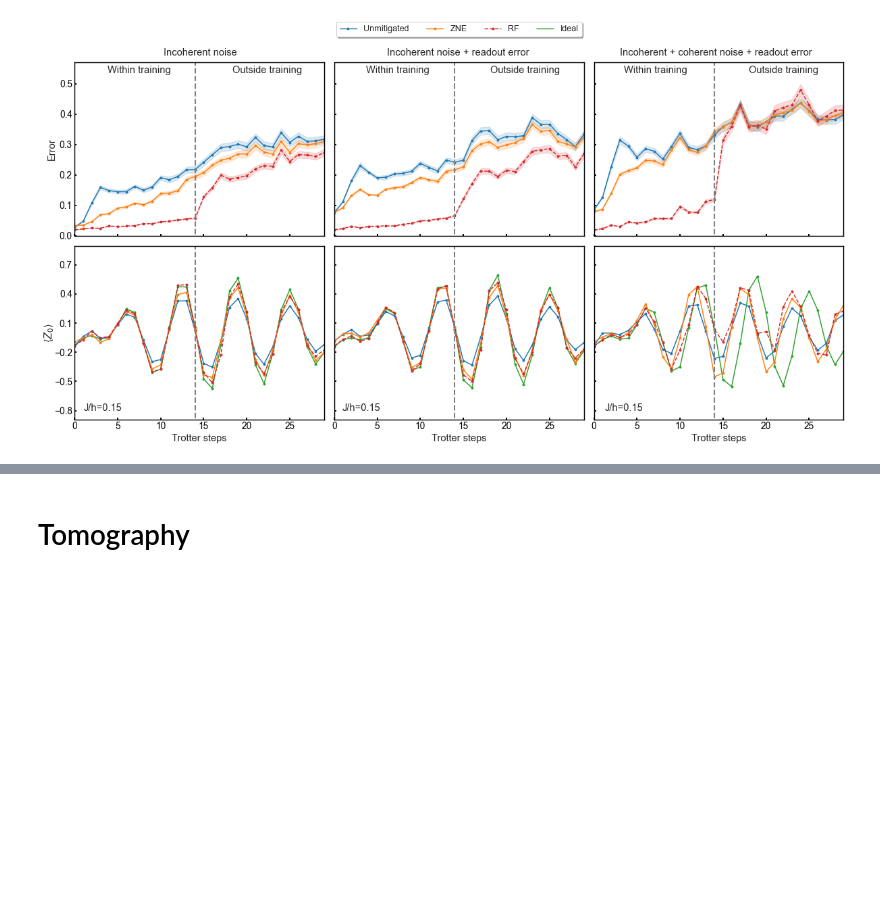
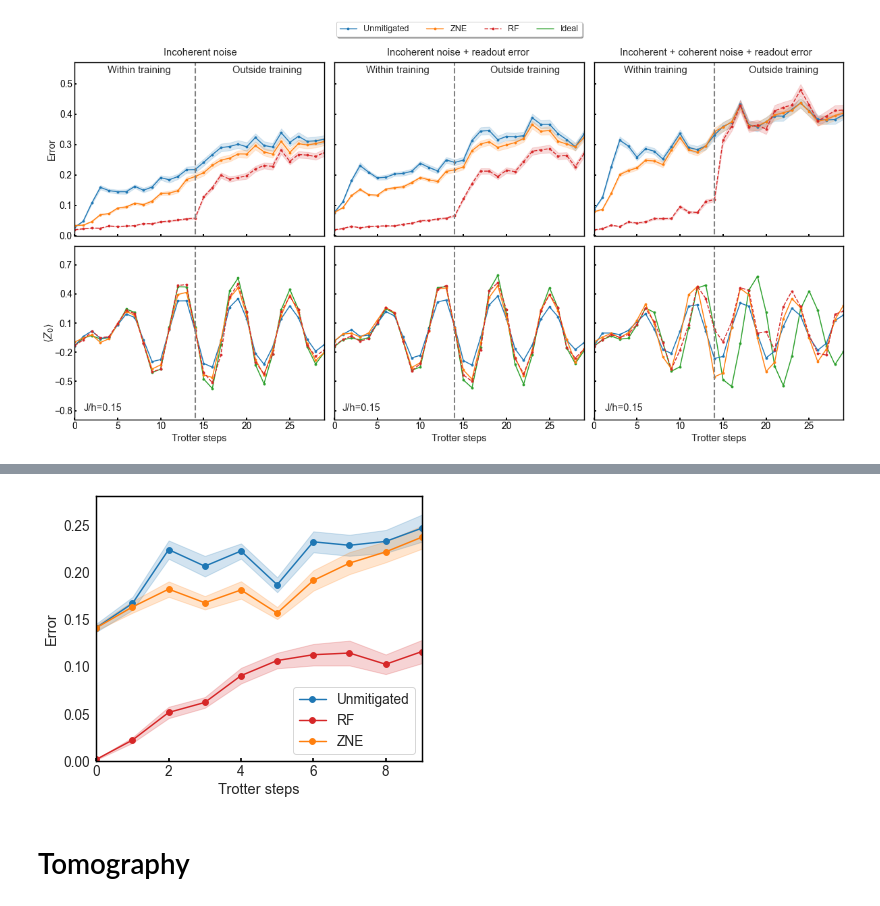
Before and after one commit to qiskit-community/ml-qem, a Jupyter notebook: docs/paper_figures/plot.ipynb, the cells around one changed output, grey strips where cells are left out. Drawn from its saved outputs; the diff is of its cells as text; code cells hidden in the pictures; blank space fills up the shorter version.

```diff
--- a/docs/paper_figures/plot.ipynb
+++ b/docs/paper_figures/plot.ipynb
@@ -736,3 +750,52 @@ plt.show()
+# %%
+with open('/Users/haoranliao/GitHub/blackwater/docs/paper_figures/hardware_over_depth.pk', 'rb') as file:
+    loaded = pickle.load(file)
+df_mean_incoherent = loaded['df_mean']
+df_ste_incoherent = loaded['df_ste']
+df_incoherent = loaded['df']
+# %%
+import matplotlib as mpl
+ms, fs, lw, elw, cs = 9, 15, 2.5, 2, 0
+marker = '.'
+mpl.rc('xtick', labelsize=14)
+mpl.rc('ytick', labelsize=14)
+mpl.rc('font', weight='normal')
+
+fig = plt.figure(figsize=(6, 5), dpi=70)
+ax = [fig.add_subplot(1,1,i+1) for i in range(1)]
+plt.style.use({'figure.facecolor':'white'})
+
+steps = sorted(set(df_incoherent.step))
+legend_labels = ['Unmitigated', 'RF', 'ZNE']
+for i, col in enumerate(['L2_noisy', 'L2_rfr_list', 'L2_zne']):
+    ax[0].plot(steps, df_mean_incoherent[col], label=legend_labels[i], marker='o', color=colors[legend_labels[i]])
+    ax[0].fill_between(x=steps, y1=df_mean_incoherent[col]-df_ste_incoherent[col], y2=df_mean_incoherent[col]+df_ste_incoherent[col], alpha=0.2, color=colors[legend_labels[i]])
+
+for a in ax:
+    a.vlines(x=14, ymin=-100, ymax=100, color='gray', linestyles='dashed', linewidth=2.2)
+    a.xaxis.set_tick_params(
+    which='both',      # both major and minor ticks are affected
+    bottom=True,      # ticks along the bottom edge are off
+    top=False,         # ticks along the top edge are off
+    labelbottom=True, # labels along the bottom edge are off
+    direction='in',
+    width=2)
+    a.grid(None)
+    for axis in ['top','bottom','left','right']:
+        a.spines[axis].set_linewidth(1.5)
+        a.spines[axis].set_color('black')
+
+ax[0].legend(fontsize=fs-1, loc='lower right')
+
+ax[0].set_xlabel('Trotter steps', fontsize=fs)
+ax[0].set_ylabel(r'Error', fontsize=fs)
+ax[0].set_ylim([0, 0.28])
+ax[0].set_xlim([0, 9])
+
+plt.savefig("/Users/haoranliao/GitHub/blackwater/docs/paper_figures/fig_small_exp.pdf", dpi=300, bbox_inches='tight', transparent=True)
+plt.show()
+# %% [output]
+[figure, added]
 # %% [markdown]
 # Tomography
 # %%
```
Also changed, not shown: parts of 3 cells of this notebook, 5 other files.
